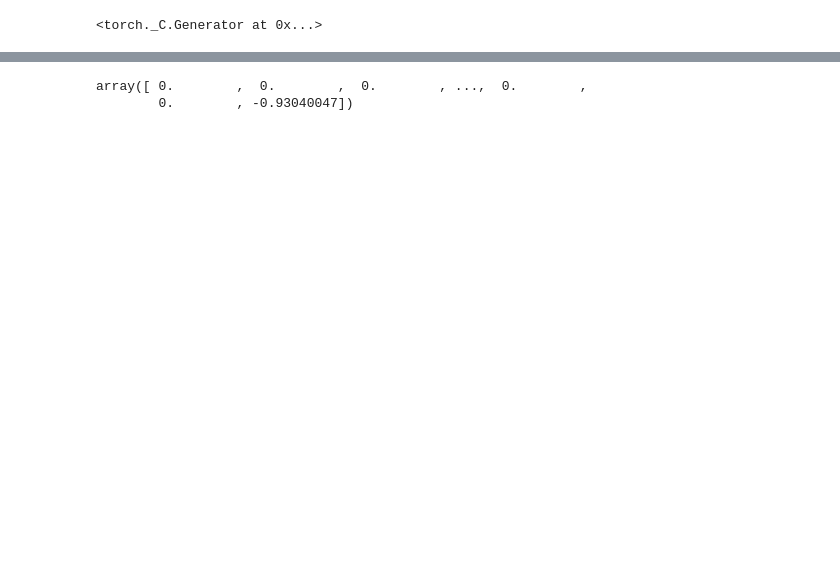
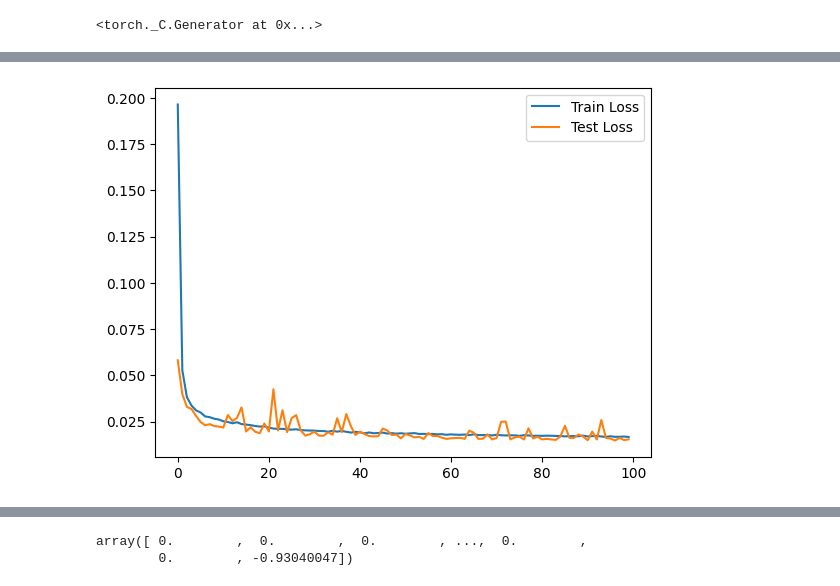
Before and after one commit to david5010/antenna_arrays, a Jupyter notebook: playground.ipynb, the cells around one changed output, grey strips where cells are left out. Cells and saved outputs as stored; diff of their text form; code cells hidden in the pictures; blank space fills up the shorter version.

```diff
--- a/playground.ipynb
+++ b/playground.ipynb
@@ -23,0 +49,12 @@ SimpleNN(
+# %%
+# train_tensor = norm_scale.transform(torch.from_numpy(np.load('data/large/YZ_Large_70.npz')['data']))
+# test_tensor = norm_scale.transform(torch.from_numpy(np.load('data/large/YZ_Large_30.npz')['data']))
+train_loader = DataLoader(AntDataset('data/large/scaled_cost/YZ_Large_70_Cost_Scaled.npz'), batch_size=64, shuffle=True)
+test_loader = DataLoader(AntDataset('data/large/scaled_cost/YZ_Large_30_Cost_Scaled.npz'), batch_size=64, shuffle=True)
+device = 'cuda' if torch.cuda.is_available() else 'cpu'
+model = SimpleNN(2048, 1, 8, nn.ReLU).to(device)
+lr = 1e-4
+criterion = nn.MSELoss()
+optimizer = optim.Adam(model.parameters(), lr = lr)
+epoch = 100
+train_loss, test_loss = train_and_evaluate(model, optimizer, criterion, train_loader, test_loader, epoch, device)
@@ -23,0 +79,7 @@ SimpleNN(
+# %%
+plt.plot(train_loss, label = 'Train Loss')
+plt.plot(test_loss, label = 'Test Loss')
+plt.legend()
+plt.show()
+# %% [output]
+[figure, added]
```
Also changed, not shown: parts of 19 cells of this notebook, 3 other files.
